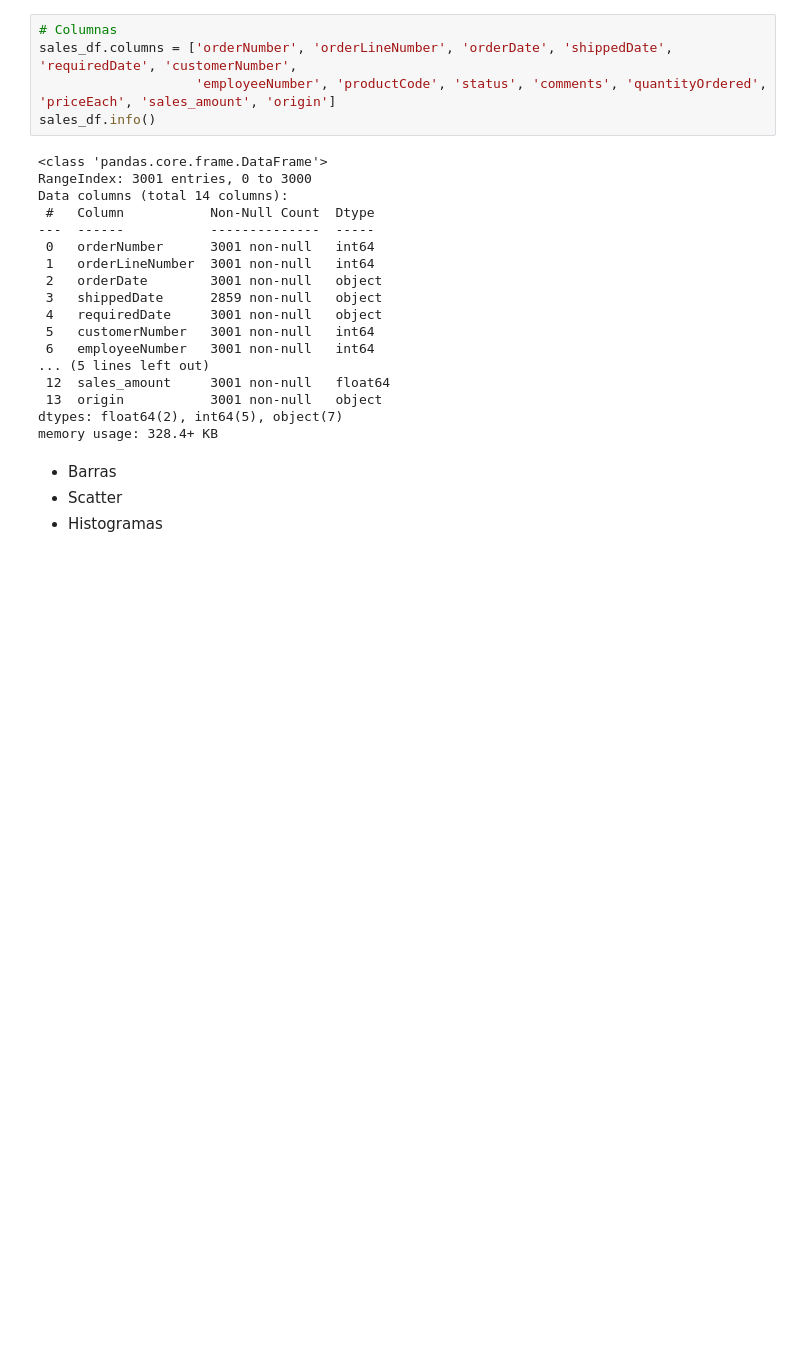
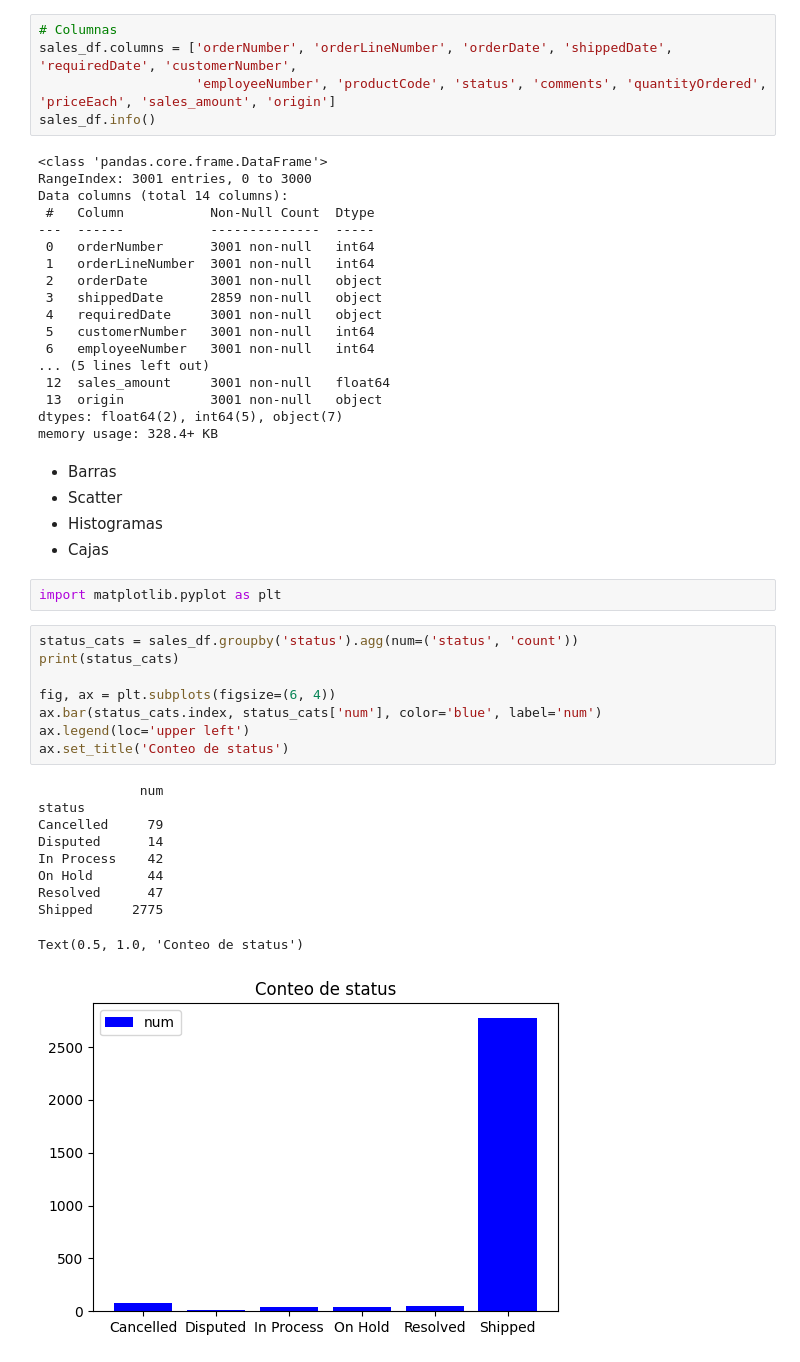
Before and after one commit to ricardoahumada/DataScienceBasics, a Jupyter notebook: ejercicios/05.Visualizacion.ipynb, the cells around one changed output. Saved outputs shown, nothing was run; the diff lists cells and outputs as text; blank space fills up the shorter version.

```diff
--- a/ejercicios/05.Visualizacion.ipynb
+++ b/ejercicios/05.Visualizacion.ipynb
@@ -33,3 +33,25 @@ memory usage: 328.4+ KB
 - Barras
 - Scatter
 - Histogramas
+- Cajas
+# %%
+import matplotlib.pyplot as plt
+# %%
+status_cats = sales_df.groupby('status').agg(num=('status', 'count'))
+print(status_cats)
+
+fig, ax = plt.subplots(figsize=(6, 4))
+ax.bar(status_cats.index, status_cats['num'], color='blue', label='num')
+ax.legend(loc='upper left')
+ax.set_title('Conteo de status')
+# %% [output]
+             num
+status
+Cancelled     79
+Disputed      14
+In Process    42
+On Hold       44
+Resolved      47
+Shipped     2775
+Text(0.5, 1.0, 'Conteo de status')
+[figure, added]
```
Also changed, not shown: parts of 1 cell of this notebook.
